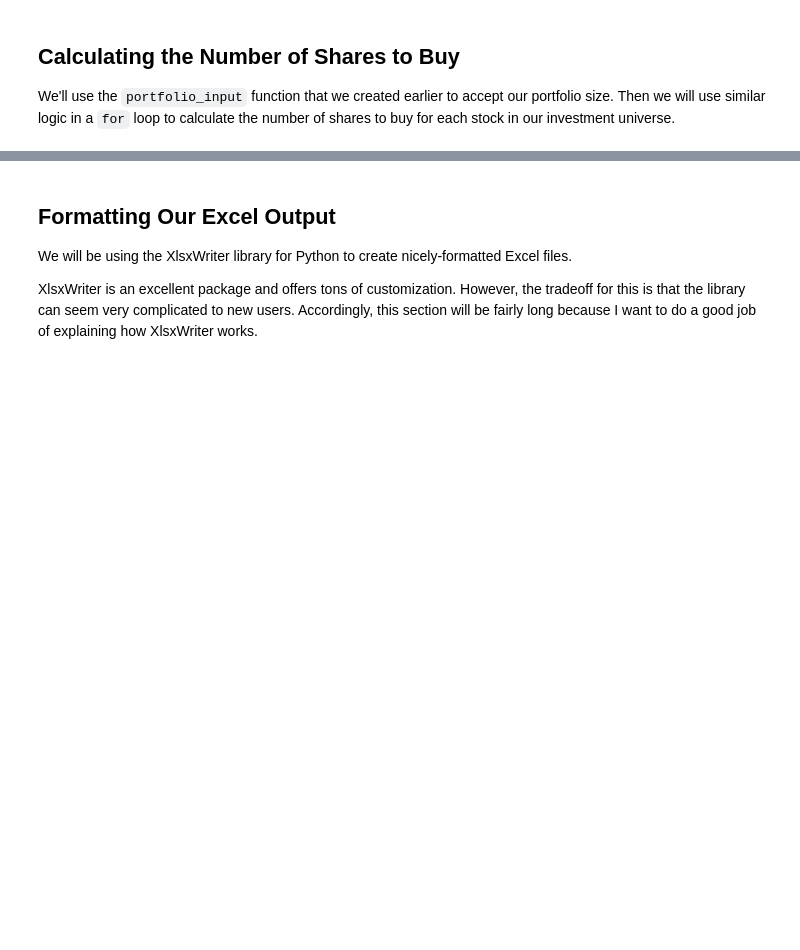
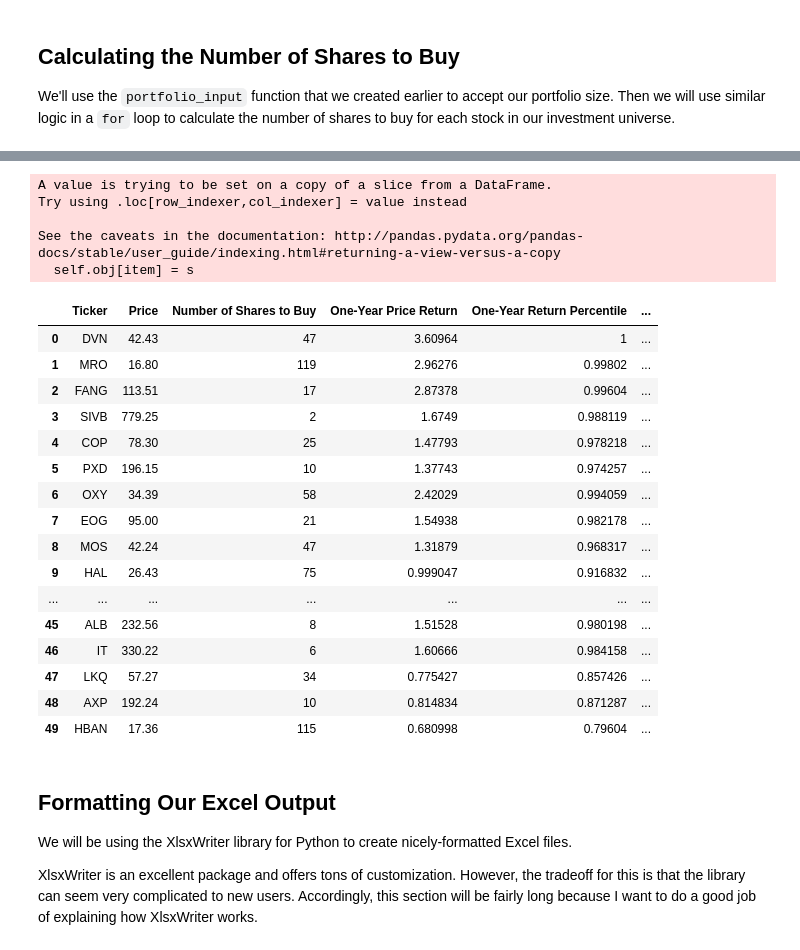
Before and after one commit to jovanhuang/algorithmic-trading-python, a Jupyter notebook: my_attempt_files/002_quantitative_momentum_strategy.ipynb, the cells around one changed output, grey strips where cells are left out. Drawn from its saved outputs; the diff is of its cells as text; code cells hidden in the pictures; blank space fills up the shorter version.

```diff
--- a/my_attempt_files/002_quantitative_momentum_strategy.ipynb
+++ b/my_attempt_files/002_quantitative_momentum_strategy.ipynb
@@ -230,3 +372,32 @@ We'll use the `portfolio_input` function that we created earlier to accept our p
+# %%
+position_size = float(portfolio_size) / len(hqm_dataframe.index)
+for i in hqm_dataframe.index:
+    hqm_dataframe.loc[i, 'Number of Shares to Buy'] = math.floor(position_size/hqm_dataframe.loc[i, 'Price'])
+
+hqm_dataframe
+# %% [output]
+A value is trying to be set on a copy of a slice from a DataFrame.
+Try using .loc[row_indexer,col_indexer] = value instead
+
+See the caveats in the documentation: http://pandas.pydata.org/pandas-docs/stable/user_guide/indexing.html#returning-a-view-versus-a-copy
+  self.obj[item] = s
+|  | Ticker | Price | Number of Shares to Buy | One-Year Price Return | One-Year Return Percentile | ... |
+| 0 | DVN | 42.43 | 47 | 3.60964 | 1 | ... |
+| 1 | MRO | 16.80 | 119 | 2.96276 | 0.99802 | ... |
+| 2 | FANG | 113.51 | 17 | 2.87378 | 0.99604 | ... |
+| 3 | SIVB | 779.25 | 2 | 1.6749 | 0.988119 | ... |
+| 4 | COP | 78.30 | 25 | 1.47793 | 0.978218 | ... |
+| 5 | PXD | 196.15 | 10 | 1.37743 | 0.974257 | ... |
+| 6 | OXY | 34.39 | 58 | 2.42029 | 0.994059 | ... |
+| 7 | EOG | 95.00 | 21 | 1.54938 | 0.982178 | ... |
+| 8 | MOS | 42.24 | 47 | 1.31879 | 0.968317 | ... |
+| 9 | HAL | 26.43 | 75 | 0.999047 | 0.916832 | ... |
+| ... | ... | ... | ... | ... | ... | ... |
+| 45 | ALB | 232.56 | 8 | 1.51528 | 0.980198 | ... |
+| 46 | IT | 330.22 | 6 | 1.60666 | 0.984158 | ... |
+| 47 | LKQ | 57.27 | 34 | 0.775427 | 0.857426 | ... |
+| 48 | AXP | 192.24 | 10 | 0.814834 | 0.871287 | ... |
+| 49 | HBAN | 17.36 | 115 | 0.680998 | 0.79604 | ... |
 # %% [markdown]
 ## Formatting Our Excel Output
 
```
Also changed, not shown: parts of 15 cells of this notebook.
